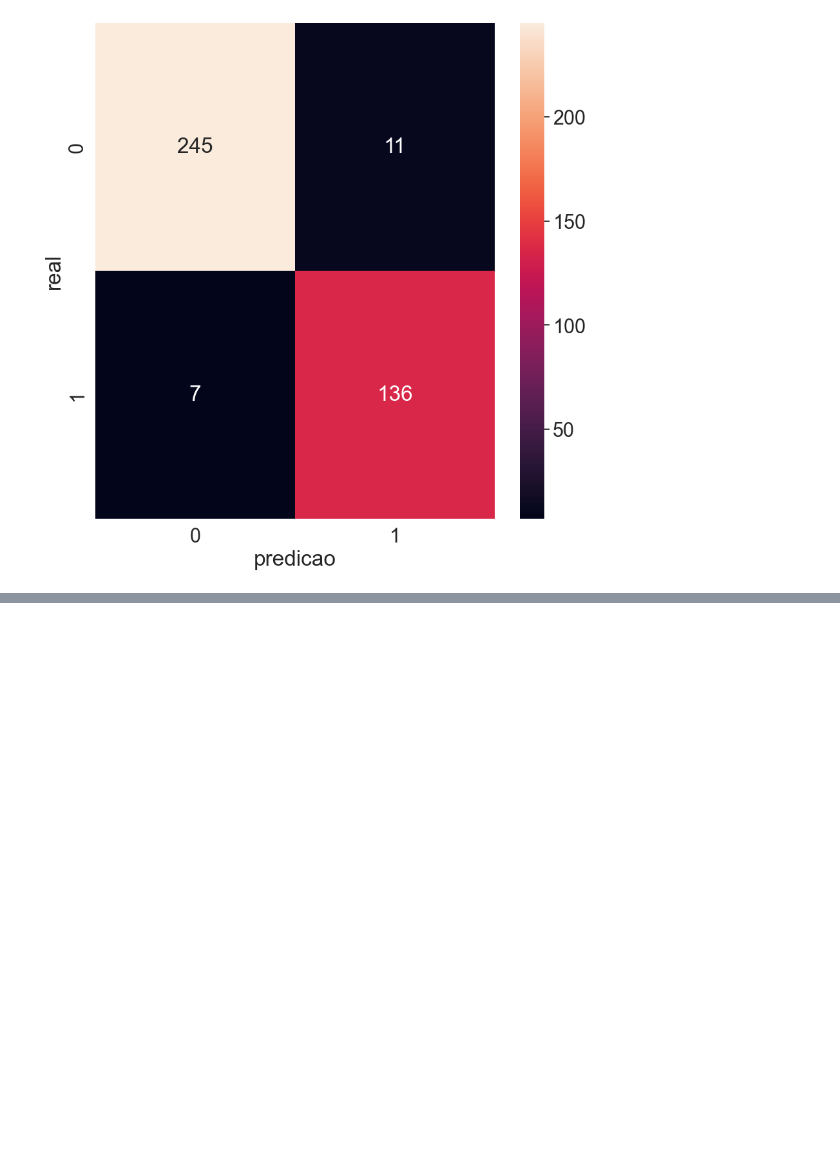
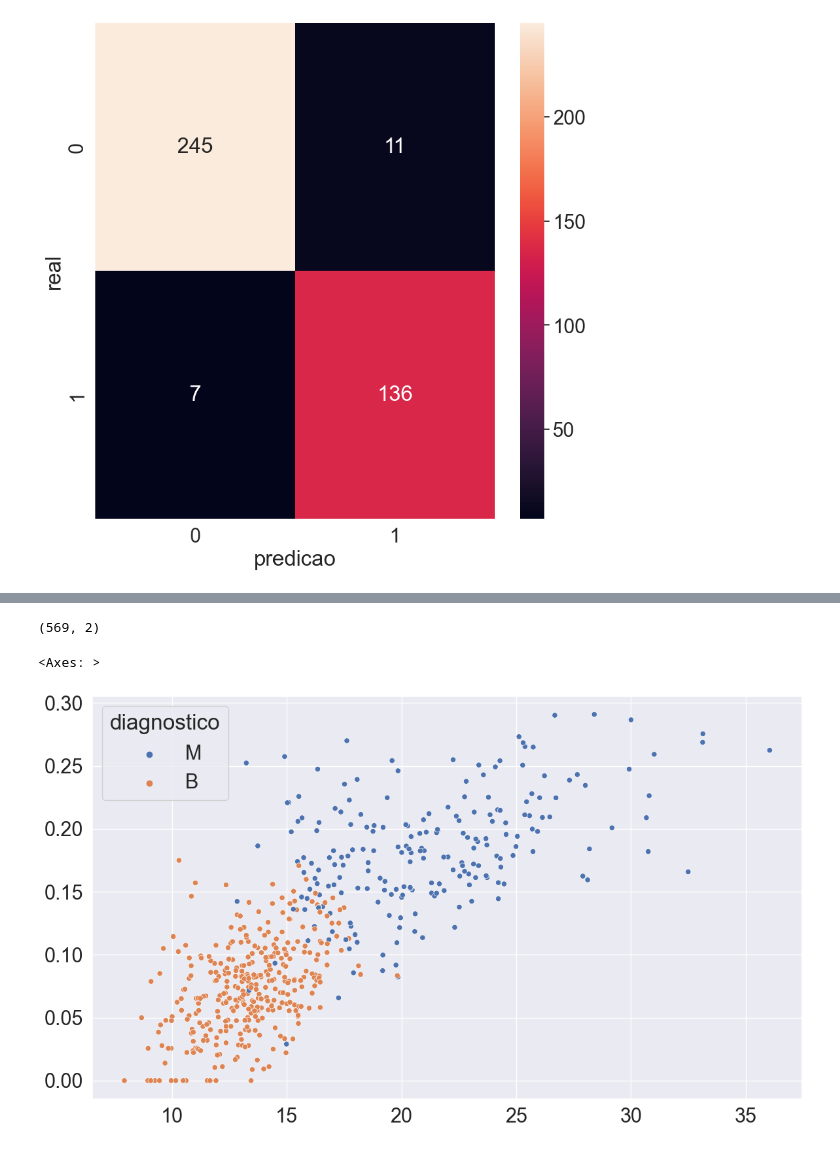
Before and after one commit to Lyarkh/Formacao_Machine_Learning, a Jupyter notebook: machine_learning/3 - lidando_com_dados_de_muitas_dimensoes/tratando_dados_de_muitas_dimensoes.ipynb, the cells around one changed output, grey strips where cells are left out. Cells and saved outputs as stored; diff of their text form; code cells hidden in the pictures; blank space fills up the shorter version.

```diff
--- a/machine_learning/3 - lidando_com_dados_de_muitas_dimensoes/tratando_dados_de_muitas_dimensoes.ipynb
+++ b/machine_learning/3 - lidando_com_dados_de_muitas_dimensoes/tratando_dados_de_muitas_dimensoes.ipynb
@@ -362,0 +363,15 @@ plt.plot(range(1, len(selecionar_rfecv.cv_results_['mean_test_score']) + 1), sel
+# %%
+valores_exames_ = selecionar_rfe.transform(valores_exames_)
+# %%
+valores_exames_.shape
+# %% [output]
+(569, 2)
+# %%
+import seaborn as sns
+
+
+plt.figure(figsize=(14, 8))
+sns.scatterplot(x=valores_exames_[:,0], y=valores_exames_[:,1], hue=diagnostico)
+# %% [output]
+<Axes: >
+[figure, added]
```
Also changed, not shown: parts of 11 cells of this notebook.
